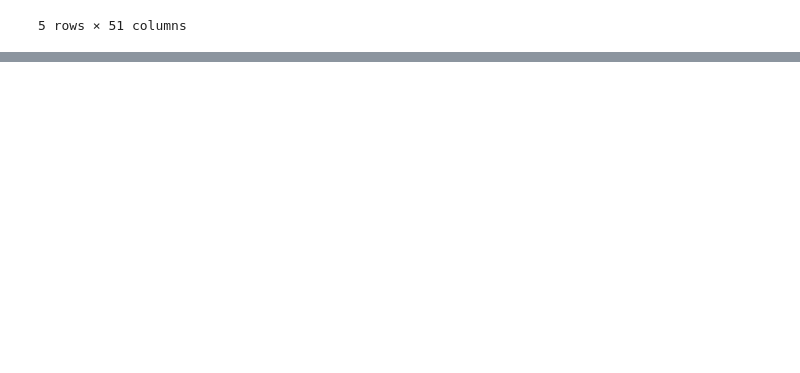
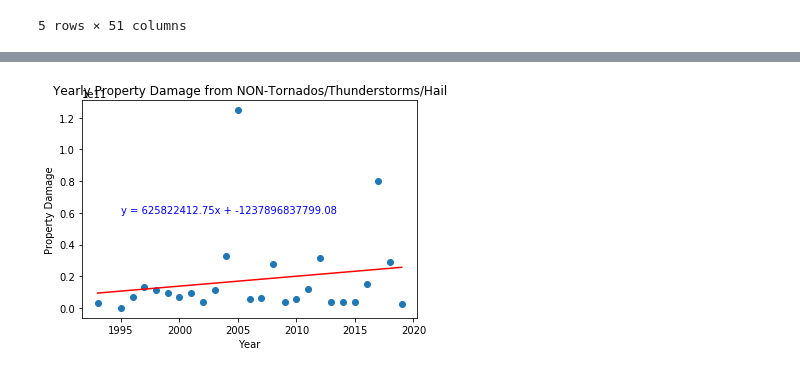
Before and after one commit to RedRubiksCube/project1, a Jupyter notebook: Data_Cleaning/Project1Final.ipynb, the cells around one changed output, grey strips where cells are left out. Drawn from its saved outputs; the diff is of its cells as text; code cells hidden in the pictures; blank space fills up the shorter version.

```diff
--- a/Data_Cleaning/Project1Final.ipynb
+++ b/Data_Cleaning/Project1Final.ipynb
@@ -163,0 +190,5 @@ plt.show()
+# %%
+# Create a yearly DF for NON - Tornado/Thunderstorms/Hail
+yearly_df2 = ninety_six_df.groupby(by=['YEAR']).sum()
+yearly_df2 = pd.merge(yearly_df2, merged_data, how='left', on='YEAR')
+yearly_df2.head()
@@ -250,0 +331,18 @@ clean_cpi.to_csv('../Data/Cleaned data/clean_cpi.csv', index=False)
+# %%
+#Plotting the Graph for Property Damage vs Year for Non-Tornados/Thunderstorm/Hail
+years =yearly_df2['YEAR']
+pdamage = yearly_df2['DAMAGE_PROPERTY']
+
+plt.scatter(years, pdamage)
+(slope, intercept, rvalue, pvalue, stderr) = linregress(years.astype(float), pdamage)
+regress_values = years * slope + intercept
+line_eq = "y = " + str(round(slope,2)) + "x + " + str(round(intercept,2))
+plt.annotate(line_eq,(1995,60000000000),fontsize=10,color="blue")
+plt.plot(years, intercept + slope*years, 'r', label='fitted line')
+
+plt.xlabel("Year")
+plt.ylabel("Property Damage")
+plt.title("Yearly Property Damage from NON-Tornados/Thunderstorms/Hail")
+plt.show()
+# %% [output]
+[figure, added]
```
Also changed, not shown: parts of 53 cells of this notebook, 4 other files.
